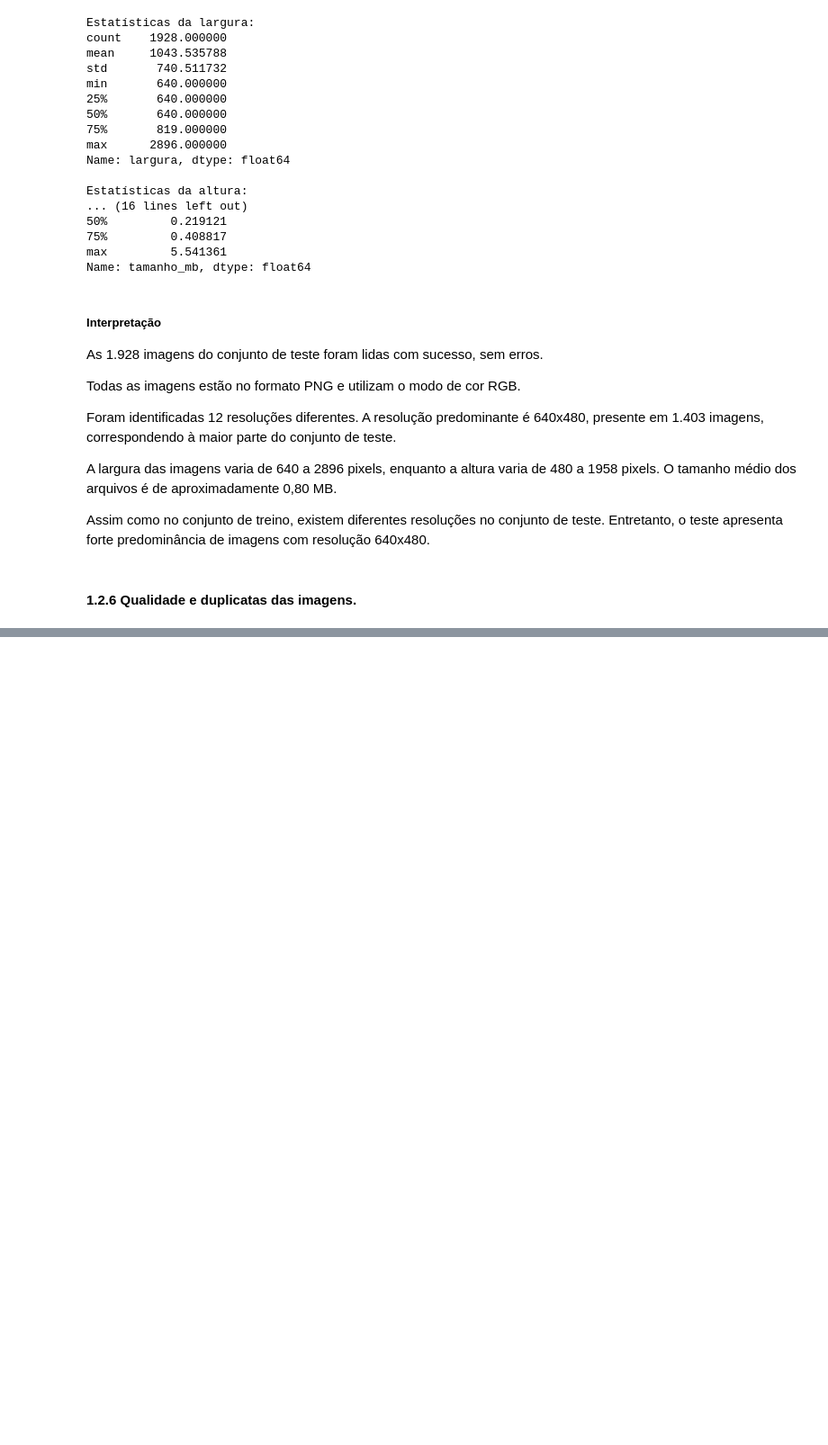
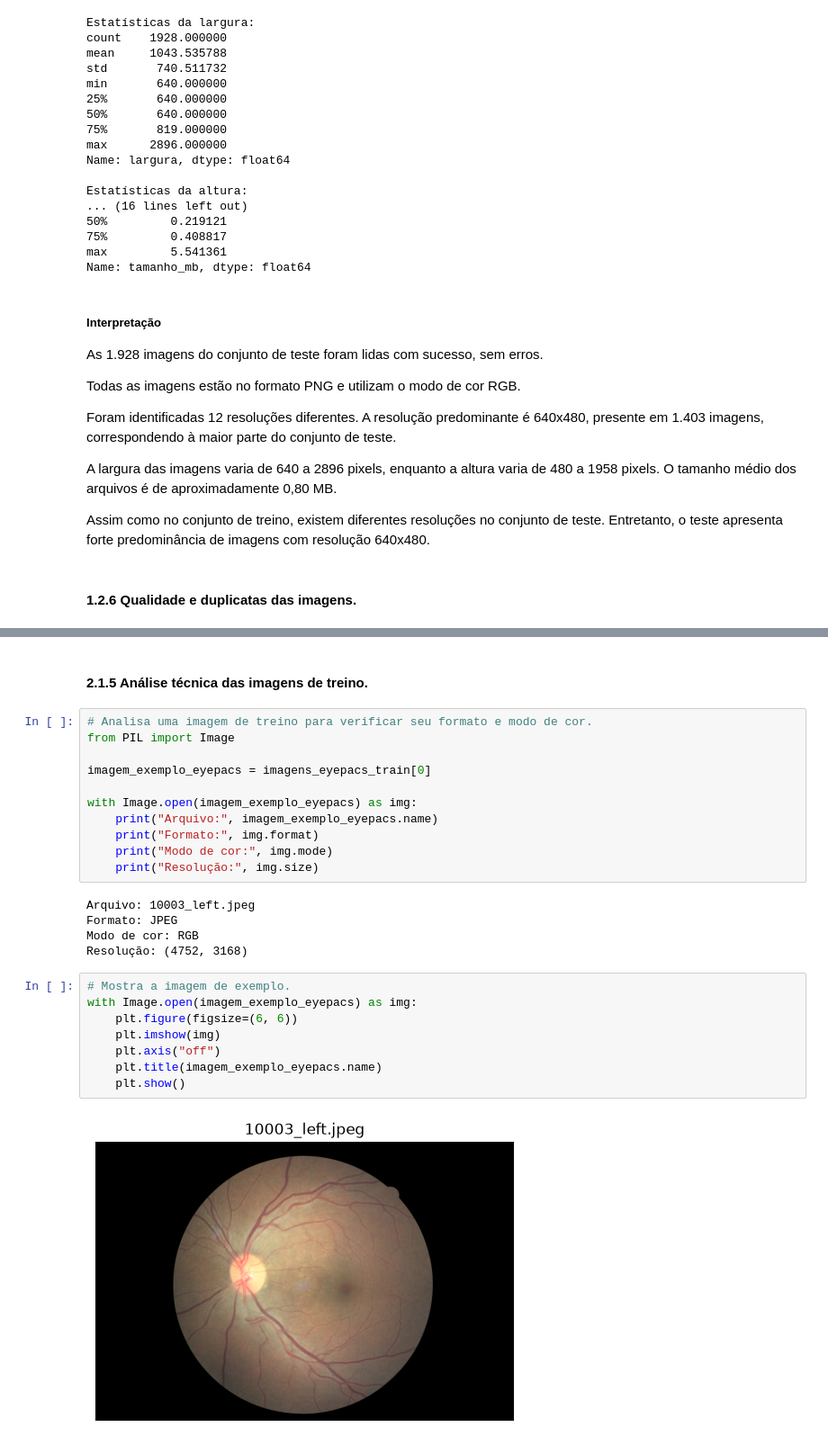
Before and after one commit to ChrisPRodrigues/OIO-MAIS, a Jupyter notebook: 04.Notebooks/Retinopatia_Diabetica.ipynb, the cells around one changed output, grey strips where cells are left out. Shown at 90% size. Cells and saved outputs as stored; diff of their text form; blank space fills up the shorter version.

Commit message:
feat: adiciona análise do EyePACS

```diff
--- a/04.Notebooks/Retinopatia_Diabetica.ipynb
+++ b/04.Notebooks/Retinopatia_Diabetica.ipynb
@@ -789,0 +1474,28 @@ Hashes duplicados: 6
+# %% [markdown]
+#### 2.1.5 Análise técnica das imagens de treino.
+# %%
+# Analisa uma imagem de treino para verificar seu formato e modo de cor.
+from PIL import Image
+
+imagem_exemplo_eyepacs = imagens_eyepacs_train[0]
+
+with Image.open(imagem_exemplo_eyepacs) as img:
+    print("Arquivo:", imagem_exemplo_eyepacs.name)
+    print("Formato:", img.format)
+    print("Modo de cor:", img.mode)
+    print("Resolução:", img.size)
+# %% [output]
+Arquivo: 10003_left.jpeg
+Formato: JPEG
+Modo de cor: RGB
+Resolução: (4752, 3168)
+# %%
+# Mostra a imagem de exemplo.
+with Image.open(imagem_exemplo_eyepacs) as img:
+    plt.figure(figsize=(6, 6))
+    plt.imshow(img)
+    plt.axis("off")
+    plt.title(imagem_exemplo_eyepacs.name)
+    plt.show()
+# %% [output]
+[figure, added]
```
Also changed, not shown: parts of 114 cells of this notebook, 2 other files.
